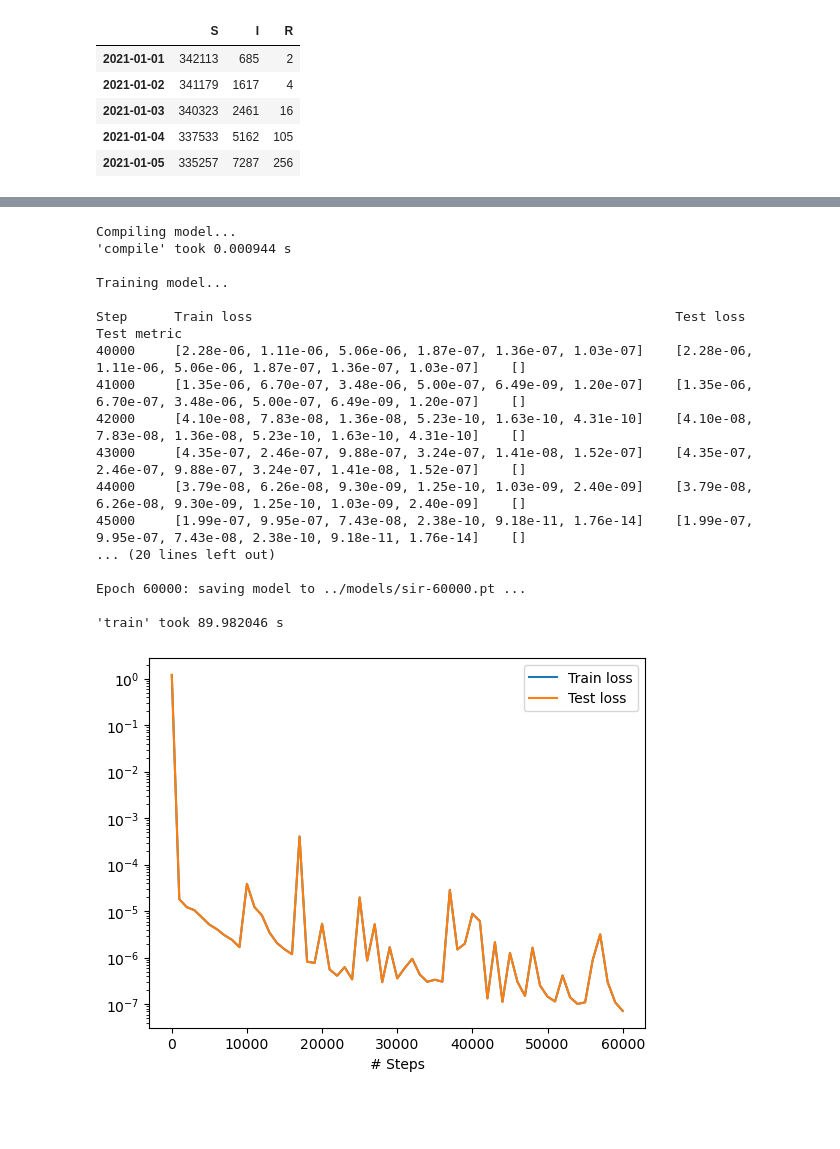
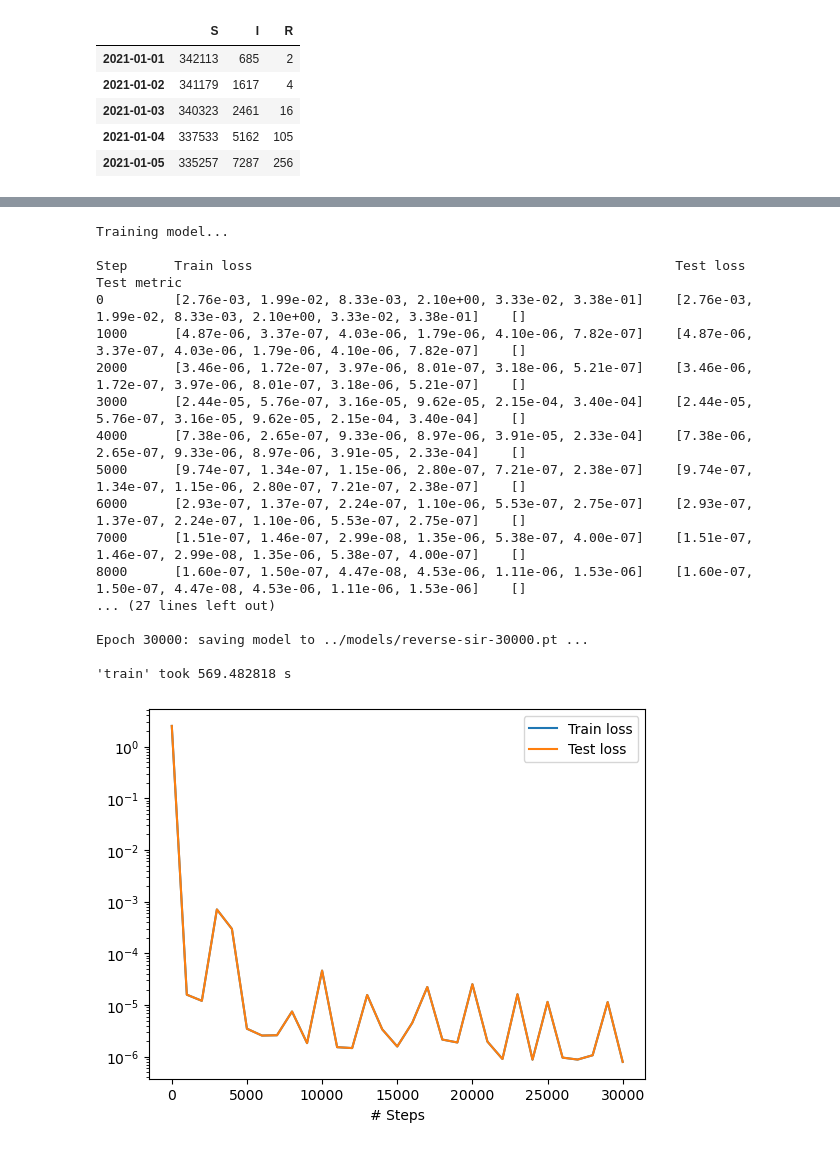
Before and after one commit to ginbar/iccsa2025_deepxde, a Jupyter notebook: examples/ReverseSIR.ipynb, the cells around one changed output, grey strips where cells are left out. Cells and saved outputs as stored; diff of their text form; code cells hidden in the pictures; blank space fills up the shorter version.

```diff
--- a/examples/ReverseSIR.ipynb
+++ b/examples/ReverseSIR.ipynb
@@ -99,8 +99,6 @@ R0 = sir.iloc[0, sir.columns.get_loc("R")]
 # Leranable external parameters
 beta = dde.Variable(0.5)
 gamma = dde.Variable(0.5)
-# %%
-sir["t"] = (sir["date"] - df["date"].min()).dt.days
 # %%
 # Solving the model
 
@@ -118,21 +116,44 @@ def sir_model(t, y):
         dR_dt - (gamma * I)
     ]
 
+
+S_data = sir["S"].astype(float).values / TOTAL_POPULATION
+I_data = sir["I"].astype(float).values / TOTAL_POPULATION
+R_data = sir["R"].astype(float).values / TOTAL_POPULATION
+t_data = np.arange(t0, tf).reshape(-1, 1)
+
+observed_data = np.hstack([t_data, S_data.reshape(-1, 1), I_data.reshape(-1, 1), R_data.reshape(-1, 1)])
+
+
 geom = dde.geometry.TimeDomain(t0, tf)
 
+observe_t = t_data
+observe_y = np.hstack([S_data.reshape(-1, 1), I_data.reshape(-1, 1), R_data.reshape(-1, 1)], dtype="float64")
+
+print(observe_y.dtype)
+
+bc_S = dde.icbc.PointSetBC(observe_t, observe_y[:, 0:1], component=0)  # S
+bc_I = dde.icbc.PointSetBC(observe_t, observe_y[:, 1:2], component=1)  # I
+bc_R = dde.icbc.PointSetBC(observe_t, observe_y[:, 2:3], component=2)  # R
+
+"""
 ic_S = dde.icbc.IC(geom, lambda _: S0, lambda _, on_initial: on_initial, component=0)
 ic_I = dde.icbc.IC(geom, lambda _: I0, lambda _, on_initial: on_initial, component=1)
 ic_R = dde.icbc.IC(geom, lambda _: R0, lambda _, on_initial: on_initial, component=2)
+"""
 
 data = dde.data.PDE(
     geom,
     sir_model,
-    [ic_S, ic_I, ic_R],
+    [bc_S, bc_I, bc_R],
     num_domain=100,
-    num_boundary=2)
+    num_boundary=2,
+    anchors=observe_t)
 
 net = dde.nn.FNN([1] + [50] * 3 + [3], "tanh", "Glorot uniform")
 model = dde.Model(data, net)
 
 model.compile("adam", lr=0.001,  external_trainable_variables=[beta, gamma])
+
+variable_cb = dde.callbacks.VariableValue([beta, gamma], period=1000, filename="variables.dat")
 # %% [output]
@@ -141,24 +163,24 @@ Compiling model...
 # %%
 
-losshistory, train_state = model.train(iterations=20000, model_save_path="../models/sir")
+losshistory, train_state = model.train(iterations=30000, callbacks=[variable_cb], model_save_path="../models/reverse-sir")
 
 dde.saveplot(losshistory, train_state, issave=False, isplot=True)
 # %% [output]
-Compiling model...
-'compile' took 0.000944 s
-
 Training model...
 
 Step      Train loss                                                      Test loss                                                       Test metric
-40000     [2.28e-06, 1.11e-06, 5.06e-06, 1.87e-07, 1.36e-07, 1.03e-07]    [2.28e-06, 1.11e-06, 5.06e-06, 1.87e-07, 1.36e-07, 1.03e-07]    []
-41000     [1.35e-06, 6.70e-07, 3.48e-06, 5.00e-07, 6.49e-09, 1.20e-07]    [1.35e-06, 6.70e-07, 3.48e-06, 5.00e-07, 6.49e-09, 1.20e-07]    []
-42000     [4.10e-08, 7.83e-08, 1.36e-08, 5.23e-10, 1.63e-10, 4.31e-10]    [4.10e-08, 7.83e-08, 1.36e-08, 5.23e-10, 1.63e-10, 4.31e-10]    []
-43000     [4.35e-07, 2.46e-07, 9.88e-07, 3.24e-07, 1.41e-08, 1.52e-07]    [4.35e-07, 2.46e-07, 9.88e-07, 3.24e-07, 1.41e-08, 1.52e-07]    []
-44000     [3.79e-08, 6.26e-08, 9.30e-09, 1.25e-10, 1.03e-09, 2.40e-09]    [3.79e-08, 6.26e-08, 9.30e-09, 1.25e-10, 1.03e-09, 2.40e-09]    []
-45000     [1.99e-07, 9.95e-07, 7.43e-08, 2.38e-10, 9.18e-11, 1.76e-14]    [1.99e-07, 9.95e-07, 7.43e-08, 2.38e-10, 9.18e-11, 1.76e-14]    []
-... (20 lines left out)
+0         [2.76e-03, 1.99e-02, 8.33e-03, 2.10e+00, 3.33e-02, 3.38e-01]    [2.76e-03, 1.99e-02, 8.33e-03, 2.10e+00, 3.33e-02, 3.38e-01]    []
+1000      [4.87e-06, 3.37e-07, 4.03e-06, 1.79e-06, 4.10e-06, 7.82e-07]    [4.87e-06, 3.37e-07, 4.03e-06, 1.79e-06, 4.10e-06, 7.82e-07]    []
+2000      [3.46e-06, 1.72e-07, 3.97e-06, 8.01e-07, 3.18e-06, 5.21e-07]    [3.46e-06, 1.72e-07, 3.97e-06, 8.01e-07, 3.18e-06, 5.21e-07]    []
+3000      [2.44e-05, 5.76e-07, 3.16e-05, 9.62e-05, 2.15e-04, 3.40e-04]    [2.44e-05, 5.76e-07, 3.16e-05, 9.62e-05, 2.15e-04, 3.40e-04]    []
+4000      [7.38e-06, 2.65e-07, 9.33e-06, 8.97e-06, 3.91e-05, 2.33e-04]    [7.38e-06, 2.65e-07, 9.33e-06, 8.97e-06, 3.91e-05, 2.33e-04]    []
+5000      [9.74e-07, 1.34e-07, 1.15e-06, 2.80e-07, 7.21e-07, 2.38e-07]    [9.74e-07, 1.34e-07, 1.15e-06, 2.80e-07, 7.21e-07, 2.38e-07]    []
+6000      [2.93e-07, 1.37e-07, 2.24e-07, 1.10e-06, 5.53e-07, 2.75e-07]    [2.93e-07, 1.37e-07, 2.24e-07, 1.10e-06, 5.53e-07, 2.75e-07]    []
+7000      [1.51e-07, 1.46e-07, 2.99e-08, 1.35e-06, 5.38e-07, 4.00e-07]    [1.51e-07, 1.46e-07, 2.99e-08, 1.35e-06, 5.38e-07, 4.00e-07]    []
+8000      [1.60e-07, 1.50e-07, 4.47e-08, 4.53e-06, 1.11e-06, 1.53e-06]    [1.60e-07, 1.50e-07, 4.47e-08, 4.53e-06, 1.11e-06, 1.53e-06]    []
+... (27 lines left out)
 
-Epoch 60000: saving model to ../models/sir-60000.pt ...
+Epoch 30000: saving model to ../models/reverse-sir-30000.pt ...
 
-'train' took 89.982046 s
+'train' took 569.482818 s
-[figure, old version]
+[figure, new version]
```
Also changed, not shown: parts of 6 cells of this notebook, 3 other files.
